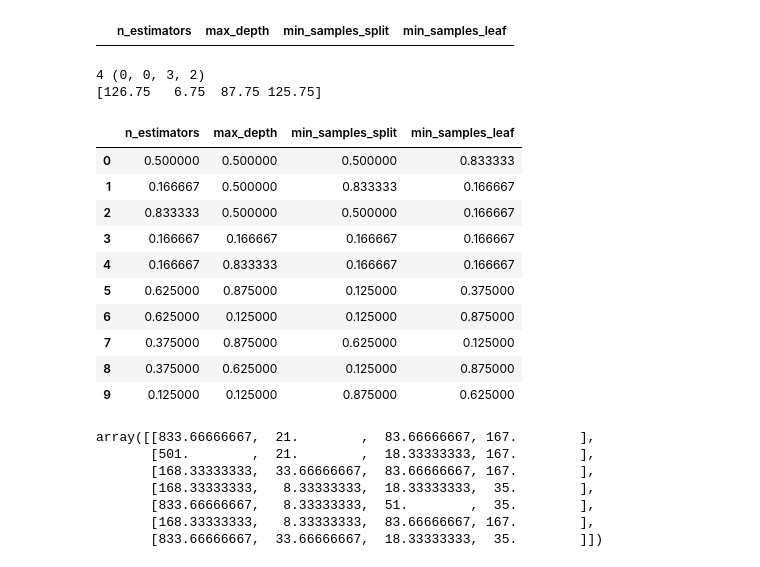
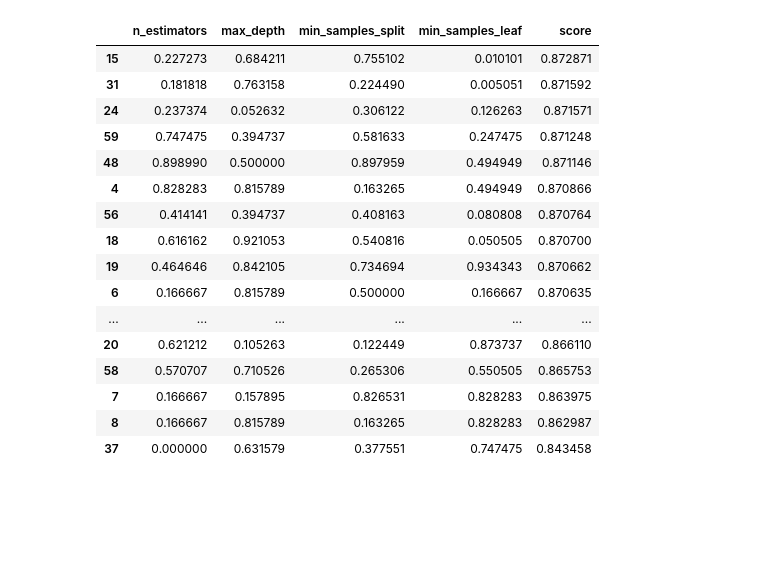
Before and after one commit to ljbelenky/minesweeper_tuning, a Jupyter notebook: higher dimensions.ipynb, the cells around one changed output. Drawn from its saved outputs; the diff is of its cells as text; code cells hidden in the pictures; blank space fills up the shorter version.

```diff
--- a/higher dimensions.ipynb
+++ b/higher dimensions.ipynb
@@ -8,5 +8,5 @@ from itertools import product
 # %%
-parameter_space = {'n_estimators':[2,1000],
+parameter_space = {'n_estimators':[2,200],
                   'max_depth':[2,40],
                   'min_samples_split':[2,100],
                   'min_samples_leaf':[2,200],
@@ -86 +66,7 @@ class Minesweeper:
+# %%
+from sklearn.ensemble import RandomForestClassifier as RFC
+from sklearn.metrics import f1_score
+from sklearn.model_selection import train_test_split
+from sklearn.datasets import make_classification
+X_train, X_test, y_train, y_test = train_test_split(*make_classification(n_samples=10000,n_features=200))
 # %%
@@ -95,0 +74,13 @@ array([501.        ,  21.        ,  83.66666667, 101.        ])
+# %%
+for i in range(30):
+    if i%3==1:
+        values = ms.best_parameters()
+    else:
+        values = ms.get_parameters()
+    values = {k:int(v) for k,v in values.items()}
+    print(values)
+    rfc = RFC(**values).fit(X_train,y_train)
+    score = f1_score(y_test, rfc.predict(X_test))
+    print(score)
+    ms.update_values(values, score)
+ms.df
@@ -96,33 +126,20 @@ array([501.        ,  21.        ,  83.66666667, 101.        ])
 # %%
-ms.df
+ms.df.sort_values('score',ascending=False)
 # %% [output]
-|  | n_estimators | max_depth | min_samples_split | min_samples_leaf |
+|  | n_estimators | max_depth | min_samples_split | min_samples_leaf | score |
+| 15 | 0.227273 | 0.684211 | 0.755102 | 0.010101 | 0.872871 |
+| 31 | 0.181818 | 0.763158 | 0.224490 | 0.005051 | 0.871592 |
+| 24 | 0.237374 | 0.052632 | 0.306122 | 0.126263 | 0.871571 |
+| 59 | 0.747475 | 0.394737 | 0.581633 | 0.247475 | 0.871248 |
+| 48 | 0.898990 | 0.500000 | 0.897959 | 0.494949 | 0.871146 |
+| 4 | 0.828283 | 0.815789 | 0.163265 | 0.494949 | 0.870866 |
+| 56 | 0.414141 | 0.394737 | 0.408163 | 0.080808 | 0.870764 |
+| 18 | 0.616162 | 0.921053 | 0.540816 | 0.050505 | 0.870700 |
+| 19 | 0.464646 | 0.842105 | 0.734694 | 0.934343 | 0.870662 |
+| 6 | 0.166667 | 0.815789 | 0.500000 | 0.166667 | 0.870635 |
+| ... | ... | ... | ... | ... | ... |
+| 20 | 0.621212 | 0.105263 | 0.122449 | 0.873737 | 0.866110 |
+| 58 | 0.570707 | 0.710526 | 0.265306 | 0.550505 | 0.865753 |
+| 7 | 0.166667 | 0.157895 | 0.826531 | 0.828283 | 0.863975 |
+| 8 | 0.166667 | 0.815789 | 0.163265 | 0.828283 | 0.862987 |
+| 37 | 0.000000 | 0.631579 | 0.377551 | 0.747475 | 0.843458 |
-# %%
-new_values = ms.get_parameters()
-print(new_values)
-ms.update_values(new_values)
-ms.df
-# %% [output]
-4 (0, 0, 3, 2)
-[126.75   6.75  87.75 125.75]
-|  | n_estimators | max_depth | min_samples_split | min_samples_leaf |
-| 0 | 0.500000 | 0.500000 | 0.500000 | 0.833333 |
-| 1 | 0.166667 | 0.500000 | 0.833333 | 0.166667 |
-| 2 | 0.833333 | 0.500000 | 0.500000 | 0.166667 |
-| 3 | 0.166667 | 0.166667 | 0.166667 | 0.166667 |
-| 4 | 0.166667 | 0.833333 | 0.166667 | 0.166667 |
-| 5 | 0.625000 | 0.875000 | 0.125000 | 0.375000 |
-| 6 | 0.625000 | 0.125000 | 0.125000 | 0.875000 |
-| 7 | 0.375000 | 0.875000 | 0.625000 | 0.125000 |
-| 8 | 0.375000 | 0.625000 | 0.125000 | 0.875000 |
-| 9 | 0.125000 | 0.125000 | 0.875000 | 0.625000 |
-# %%
-ms.mms.inverse_transform(ms.df)
-# %% [output]
-array([[833.66666667,  21.        ,  83.66666667, 167.        ],
-       [501.        ,  21.        ,  18.33333333, 167.        ],
-       [168.33333333,  33.66666667,  83.66666667, 167.        ],
-       [168.33333333,   8.33333333,  18.33333333,  35.        ],
-       [833.66666667,   8.33333333,  51.        ,  35.        ],
-       [168.33333333,   8.33333333,  83.66666667, 167.        ],
-       [833.66666667,  33.66666667,  18.33333333,  35.        ]])
```
Also changed, not shown: parts of 31 cells of this notebook.
